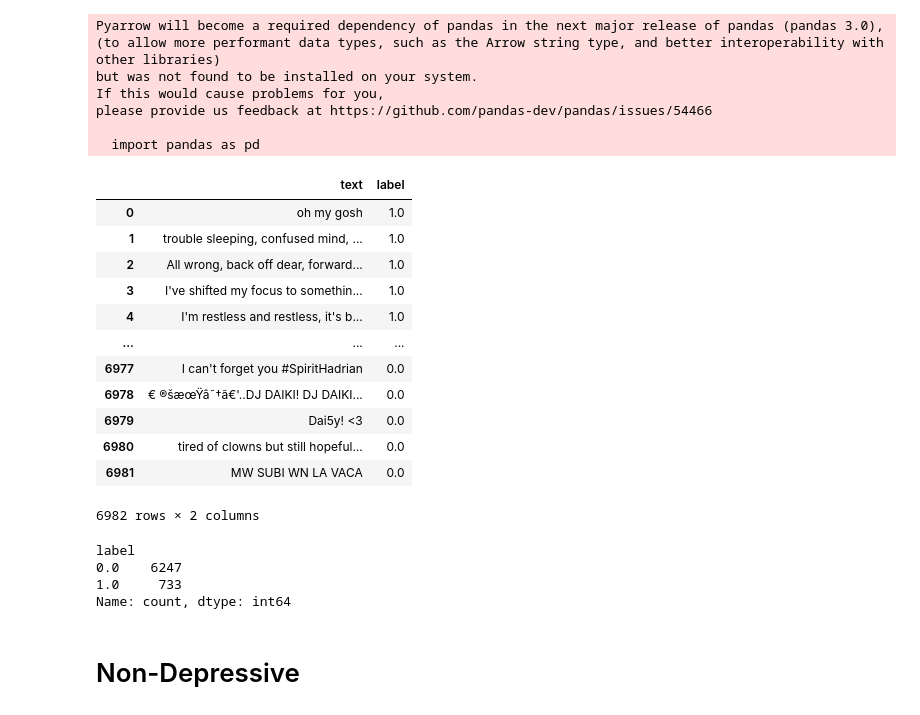
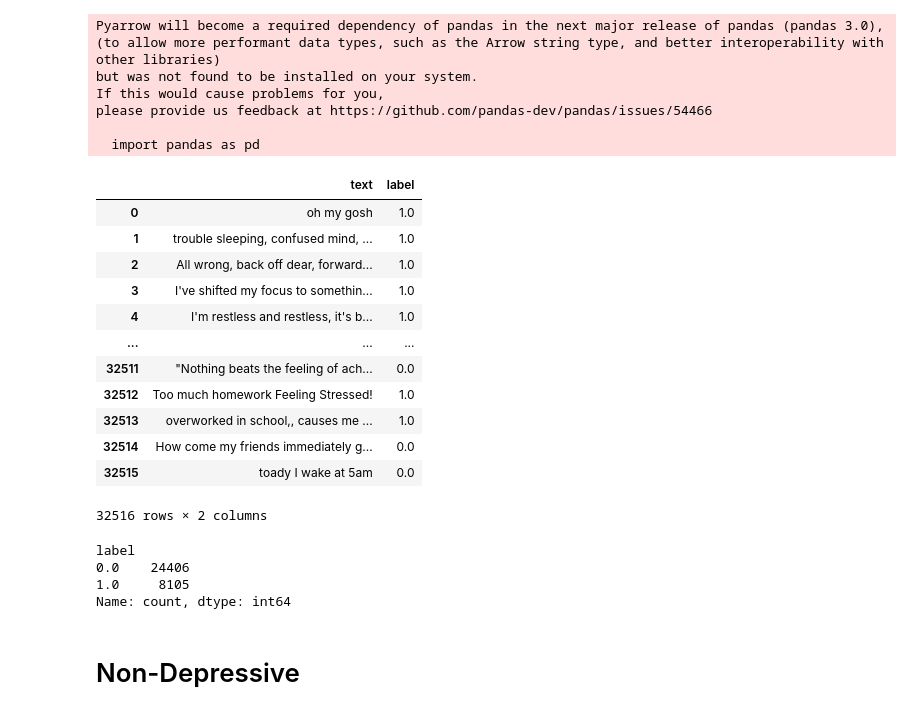
Before and after one commit to normalwalrus/DepressionDetection, a Jupyter notebook: Word_cloud.ipynb, the cells around one changed output. Drawn from its saved outputs; the diff is of its cells as text; code cells hidden in the pictures.

```diff
--- a/Word_cloud.ipynb
+++ b/Word_cloud.ipynb
@@ -35,30 +35,30 @@ def get_data(files):
 
     return combined_df
 # %%
-files = ['dataset1.csv']#, 'dataset2.csv', 'dataset3.csv', 'dataset4.csv']#, 'dataset5.csv']
+files = ['dataset1.csv', 'dataset2.csv', 'dataset3.csv', 'dataset4.csv']#, 'dataset5.csv']
 
 data_df = get_data(files)
 data_df
 # %% [output]
 |  | text | label |
 | 0 | oh my gosh | 1.0 |
 | 1 | trouble sleeping, confused mind, ... | 1.0 |
 | 2 | All wrong, back off dear, forward... | 1.0 |
 | 3 | I've shifted my focus to somethin... | 1.0 |
 | 4 | I'm restless and restless, it's b... | 1.0 |
 | ... | ... | ... |
-| 6977 | I can't forget you #SpiritHadrian | 0.0 |
-| 6978 | € ®šæœŸâ˜†ã€'..DJ DAIKI! DJ DAIKI... | 0.0 |
-| 6979 | Dai5y! <3 | 0.0 |
-| 6980 | tired of clowns but still hopeful... | 0.0 |
-| 6981 | MW SUBI WN LA VACA | 0.0 |
+| 32511 | "Nothing beats the feeling of ach... | 0.0 |
+| 32512 | Too much homework Feeling Stressed! | 1.0 |
+| 32513 | overworked in school,, causes me ... | 1.0 |
+| 32514 | How come my friends immediately g... | 0.0 |
+| 32515 | toady I wake at 5am | 0.0 |
-6982 rows × 2 columns
+32516 rows × 2 columns
 # %%
 data_df['label'].value_counts()
 # %% [output]
 label
-0.0    6247
-1.0     733
+0.0    24406
+1.0     8105
 Name: count, dtype: int64
 # %% [markdown]
 # Non-Depressive
```
Also changed, not shown: parts of 3 cells of this notebook, 1 other file.
